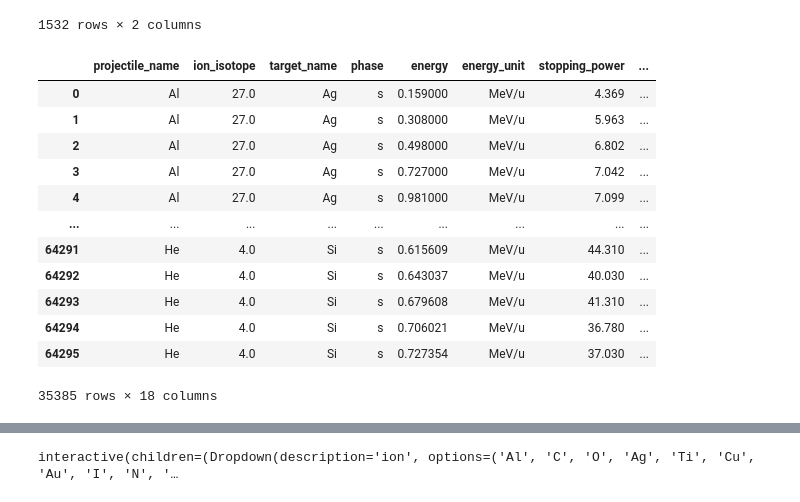
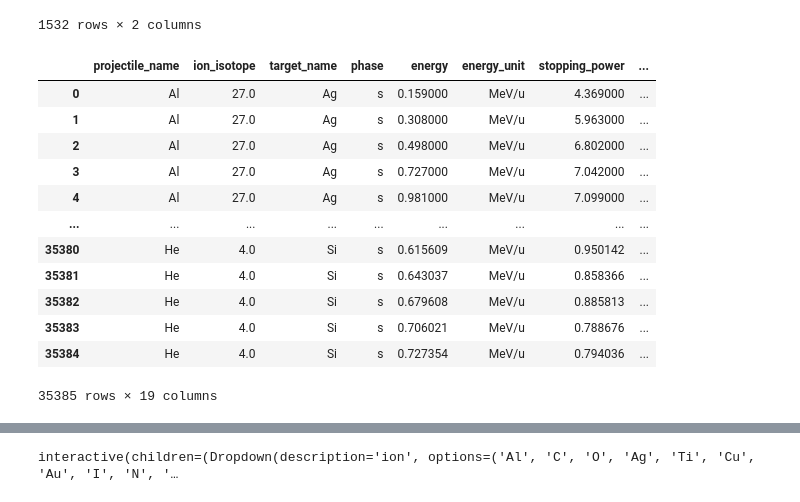
Before and after one commit to JYU-RADEF/NDS-Experimental-Stopping-Database, a Jupyter notebook: notebooks/StoppingPower_database2024.ipynb, the cells around one changed output, grey strips where cells are left out. Saved outputs shown, nothing was run; the diff lists cells and outputs as text; code cells hidden in the pictures.

Commit message:
feat: harmonize dedx, handle element masses, densities, symbols etc.

```diff
--- a/notebooks/StoppingPower_database2024.ipynb
+++ b/notebooks/StoppingPower_database2024.ipynb
@@ -65,8 +66,8 @@ is_compound("SiC")
 # %% [output]
 True
 # %%
-df_harmonized = harmonize_energy_units(df_original, to="MeV/u")
-df_harmonized
+df_harmonized_energy = harmonize_energy_units(df_original, to="MeV/u")
+df_harmonized_energy
 # %% [output]
 |  | projectile_name | ion_isotope | target_name | phase | energy | energy_unit | stopping_power | ... |
 | 0 | Al | 27.0 | Ag | s | 0.159000 | MeV/u | 4.3690 | ... |
@@ -83,0 +105,3 @@ df_harmonized
+# %%
+df_harmonized_dedx = harmonize_dedx_units(df_harmonized_energy, to="MeV/(mg/cm2)")
+df_harmonized_dedx
@@ -111,22 +150,22 @@ number of unique combinations: 1532
 # %%
 from ipywidgets import interact
 
-df_elemental_only = df_harmonized[
-    df_harmonized["target_name"].apply(is_element_in_periodic_table)
+df_elemental_only = df_harmonized_dedx[
+    df_harmonized_dedx["target_name"].apply(is_element_in_periodic_table)
 ]
 
 df_elemental_only
 # %% [output]
 |  | projectile_name | ion_isotope | target_name | phase | energy | energy_unit | stopping_power | ... |
-| 0 | Al | 27.0 | Ag | s | 0.159000 | MeV/u | 4.369 | ... |
-| 1 | Al | 27.0 | Ag | s | 0.308000 | MeV/u | 5.963 | ... |
-| 2 | Al | 27.0 | Ag | s | 0.498000 | MeV/u | 6.802 | ... |
-| 3 | Al | 27.0 | Ag | s | 0.727000 | MeV/u | 7.042 | ... |
-| 4 | Al | 27.0 | Ag | s | 0.981000 | MeV/u | 7.099 | ... |
+| 0 | Al | 27.0 | Ag | s | 0.159000 | MeV/u | 4.369000 | ... |
+| 1 | Al | 27.0 | Ag | s | 0.308000 | MeV/u | 5.963000 | ... |
+| 2 | Al | 27.0 | Ag | s | 0.498000 | MeV/u | 6.802000 | ... |
+| 3 | Al | 27.0 | Ag | s | 0.727000 | MeV/u | 7.042000 | ... |
+| 4 | Al | 27.0 | Ag | s | 0.981000 | MeV/u | 7.099000 | ... |
 | ... | ... | ... | ... | ... | ... | ... | ... | ... |
-| 64291 | He | 4.0 | Si | s | 0.615609 | MeV/u | 44.310 | ... |
-| 64292 | He | 4.0 | Si | s | 0.643037 | MeV/u | 40.030 | ... |
-| 64293 | He | 4.0 | Si | s | 0.679608 | MeV/u | 41.310 | ... |
-| 64294 | He | 4.0 | Si | s | 0.706021 | MeV/u | 36.780 | ... |
-| 64295 | He | 4.0 | Si | s | 0.727354 | MeV/u | 37.030 | ... |
+| 35380 | He | 4.0 | Si | s | 0.615609 | MeV/u | 0.950142 | ... |
+| 35381 | He | 4.0 | Si | s | 0.643037 | MeV/u | 0.858366 | ... |
+| 35382 | He | 4.0 | Si | s | 0.679608 | MeV/u | 0.885813 | ... |
+| 35383 | He | 4.0 | Si | s | 0.706021 | MeV/u | 0.788676 | ... |
+| 35384 | He | 4.0 | Si | s | 0.727354 | MeV/u | 0.794036 | ... |
-35385 rows × 18 columns
+35385 rows × 19 columns
```
Also changed, not shown: parts of 6 cells of this notebook, 4 other files.
